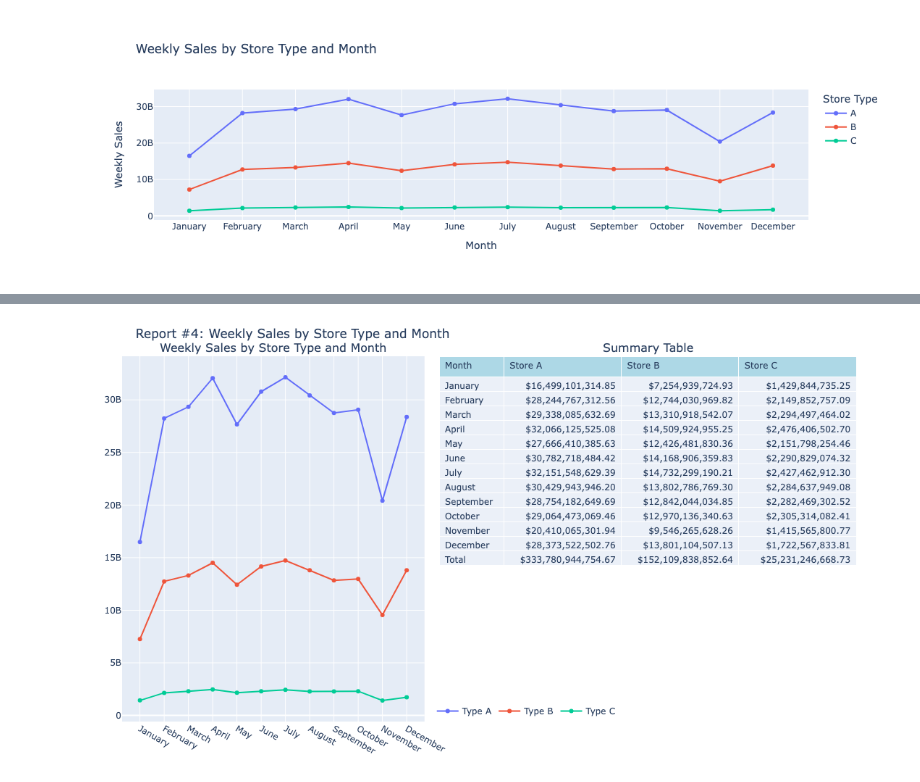
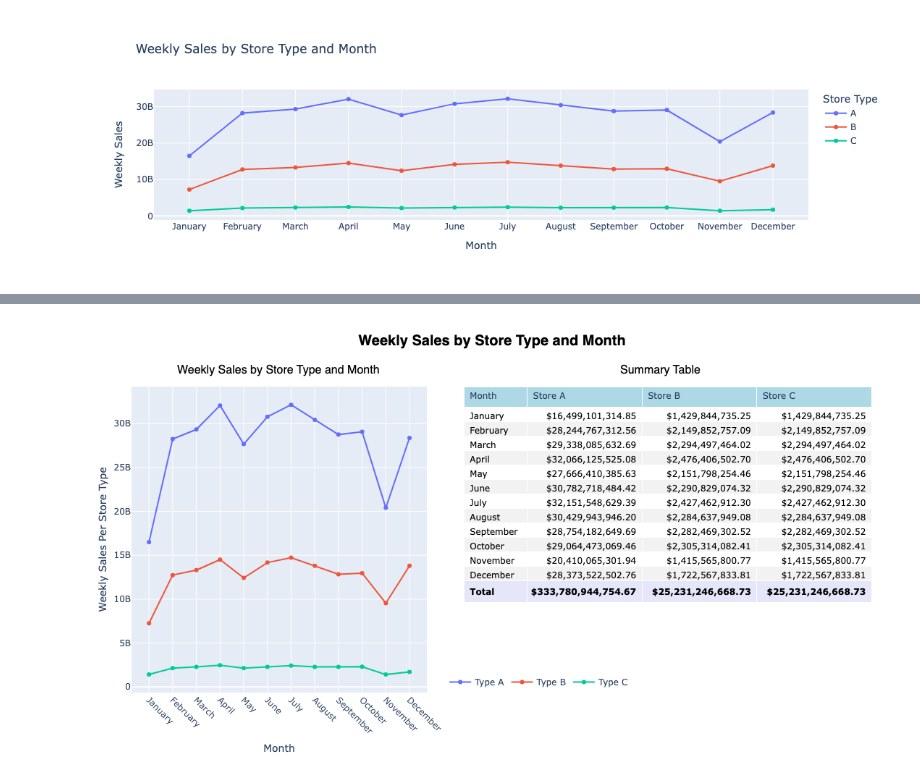
Before and after one commit to kindlerl/retail-sales-data-pipeline, a Jupyter notebook: Report_4_Weekly_Sales_by_Store_Type_and_Month.ipynb, the cells around one changed output, grey strips where cells are left out. Cells and saved outputs as stored; diff of their text form; code cells hidden in the pictures.

```diff
--- a/Report_4_Weekly_Sales_by_Store_Type_and_Month.ipynb
+++ b/Report_4_Weekly_Sales_by_Store_Type_and_Month.ipynb
@@ -203,10 +208,13 @@ fig = make_subplots(
     rows=1,
     cols=2,
     column_widths=[0.42,0.58],
-    horizontal_spacing=0.02,  # reduce the gutter between col1 and col2
-    subplot_titles=("Weekly Sales by Store Type and Month", "Summary Table"),
-    specs=[[{"type": "xy"}, {"type": "table"}]]
+    horizontal_spacing=0.05,  # reduce the gutter between col1 and col2
+    # subplot_titles=("Weekly Sales by Store Type and Month", "Summary Table"), # DON'T USE SUBPLOT TITLES!  USE ANNOTATIONS!
+    specs=[[{"type": "xy", 't':0.05}, {"type": "table", 't':0.05}]]
 )
+
+# ==============================
+# Line (Scatter) chart
 
 # Next, let's add the line chart to layout column 1
 for store_type in df['store_type'].unique():
@@ -224,6 +232,40 @@ for store_type in df['store_type'].unique():
         col=1
     )
 
+fig.add_annotation(
+    text="Weekly Sales by Store Type and Month",
+    x=0.06,  # roughly center of line chart
+    y=1.03,  # above the line chart
+    xref="paper",
+    yref="paper",
+    showarrow=False,
+    font=dict(size=16, family="Helvetica", color="black")
+)
+
+# =============================
+# Summary Table
+
+# Prepare zebra striping for the summary table
+# Alternate row colors: white for even, light gray for odd.
+# We build color lists for each column, with the last row (the total row) as white.
+fill_colors = [
+    ['white' if i % 2 == 0 else '#f2f2f2' for i in range(len(df_summary) - 1)] + ['white']
+    for _ in range(3)
+]
+
+# Overwrite the fill color of the final row (the Total row) to a distinct color for emphasis
+for i in range(len(fill_colors)):
+    fill_colors[i][-1] = 'lavender'
+
+# Now add a bold tag to the total row.  Loop through each column in the last row
+# and surround it with the <b></b> tags. Don't be confused by the statement:
+# df_weekly_sales.iloc[-1][col]
+# This is chaining 2 statements together to fetch the last row first (as a series), then
+# fetching the label-based element associated with the variable "col" to get the specific
+# element.
+for col in df_summary_formatted.columns:
+    df_summary_formatted.loc[len(df_summary_formatted)-1, col] = f"<b>{df_summary_formatted.iloc[-1][col]}</b>"
+
 # Now add the summary table to layout column 2.  Be sure to use the
 # unformatted summary data in df_summary.
 fig.add_trace(
@@ -231,43 +273,66 @@ fig.add_trace(
         columnwidth=[22, 40, 40, 40],
         header=dict(
             values=["Month", "Store A", "Store B", "Store C"],
             fill_color="lightblue",
             align="left"
         ),
         cells=dict(
             values=[
-                df_summary['month_name'],
-                df_summary['store_type_a_sales'],
-                df_summary['store_type_b_sales'],
-                df_summary['store_type_c_sales']
+                df_summary_formatted['month_name'],
+                df_summary_formatted['store_type_a_sales'],
+                df_summary_formatted['store_type_b_sales'],
+                df_summary_formatted['store_type_c_sales']
             ],
-            format=["", ",.2f", ",.2f", ",.2f"],
+            # format=["", ",.2f", ",.2f", ",.2f"],
             align=["left", "right","right","right"],
-            prefix=["", "$", "$", "$"]
+            # prefix=["", "$", "$", "$"],
+            fill_color = fill_colors,
+            font = dict(color=["black"] * (len(df_summary)-1) + ["black"])
         )
     ),
     row=1,
     col=2
 )
 
+# Add the title
+fig.add_annotation(
+    text="Summary Table",
+    x=0.77,  # roughly center of line chart
+    y=1.03,  # above the line chart
+    xref="paper",
+    yref="paper",
+    showarrow=False,
+    font=dict(size=16, family="Helvetica", color="black")
+)
+
+
 # Update layout
 fig.update_layout(
-    margin=dict(l=20, r=20, t=50, b=20),  # reduce the left/right margin a bit to help with horizontal scrolling
+    margin=dict(l=0, r=0, t=70, b=70),  # reduce the left/right margin a bit to help with horizontal scrolling
     height=600,
-    width=1125,
-    title_text="Report #4: Weekly Sales by Store Type and Month",
+    width=1075,
+    title_text="Weekly Sales by Store Type and Month",
+    title_x = 0.5,
+    xaxis_tickangle = 45,
+    xaxis_title='Month',
+    yaxis_title='Weekly Sales Per Store Type',
     legend=dict(
         orientation="h",
         yanchor="bottom",
         y=0.0,
         xanchor="center",
         x=0.55
     )
 )
 
+# Let's make the report title pop a little more
+title_font = dict(size=20, family="Helvetica", color='black', weight='bold')
+fig.update_layout(title=dict(text='Weekly Sales by Store Type and Month', x=0.5, font=title_font))
+
+
 fig.show()
 # %% [output]
-[figure, old version]
+[figure, new version]
 # %%
 # Close the connection
 conn.close()
```
Also changed, not shown: parts of 2 cells of this notebook, 3 other files.
